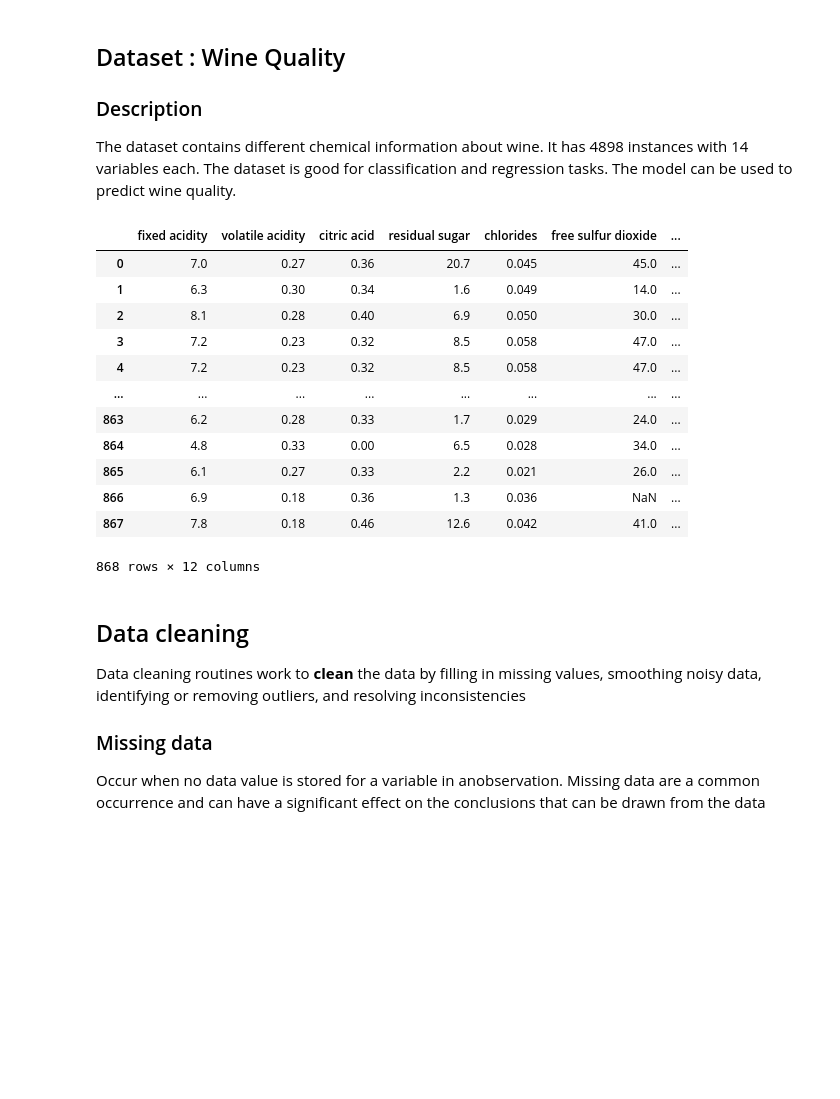
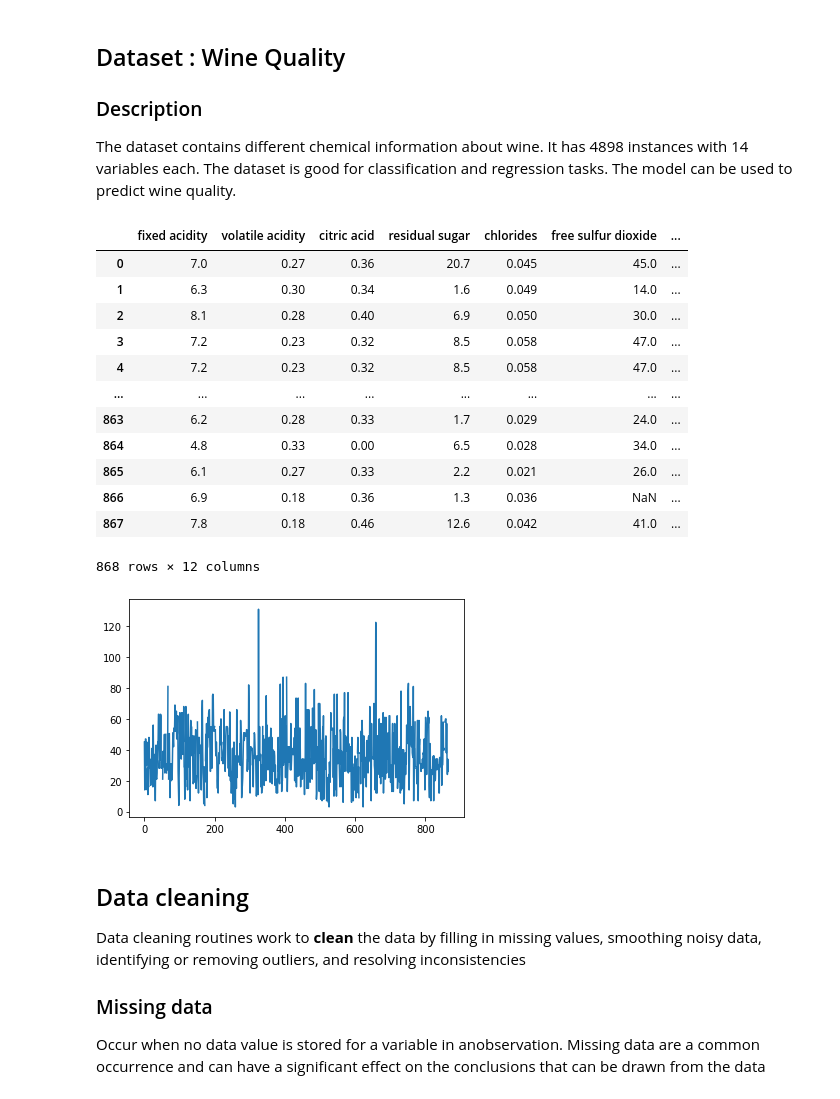
Before and after one commit to Jonas56/data-preprocessing, a Jupyter notebook: atelier-data-preprocessing.ipynb, the cells around one changed output. Drawn from its saved outputs; the diff is of its cells as text; code cells hidden in the pictures; blank space fills up the shorter version.

```diff
--- a/atelier-data-preprocessing.ipynb
+++ b/atelier-data-preprocessing.ipynb
@@ -12,25 +12,26 @@ import matplotlib.pyplot as plt
 import numpy as np
 import pandas as pd
 # %%
-# présentation de la dataset
-wine_white = pd.read_csv("./data/winequality-white.csv",sep=";")
-# x = wine_white["free sulfur dioxide"]
-# plt.plot(x)
-wine_white
+# Dataset presentation
+white_wine = pd.read_csv("./data/winequality-white.csv",sep=";")
+x = white_wine["free sulfur dioxide"]
+plt.plot(x)
+white_wine
 # %% [output]
 |  | fixed acidity | volatile acidity | citric acid | residual sugar | chlorides | free sulfur dioxide | ... |
 | 0 | 7.0 | 0.27 | 0.36 | 20.7 | 0.045 | 45.0 | ... |
 | 1 | 6.3 | 0.30 | 0.34 | 1.6 | 0.049 | 14.0 | ... |
 | 2 | 8.1 | 0.28 | 0.40 | 6.9 | 0.050 | 30.0 | ... |
 | 3 | 7.2 | 0.23 | 0.32 | 8.5 | 0.058 | 47.0 | ... |
 | 4 | 7.2 | 0.23 | 0.32 | 8.5 | 0.058 | 47.0 | ... |
 | ... | ... | ... | ... | ... | ... | ... | ... |
 | 863 | 6.2 | 0.28 | 0.33 | 1.7 | 0.029 | 24.0 | ... |
 | 864 | 4.8 | 0.33 | 0.00 | 6.5 | 0.028 | 34.0 | ... |
 | 865 | 6.1 | 0.27 | 0.33 | 2.2 | 0.021 | 26.0 | ... |
 | 866 | 6.9 | 0.18 | 0.36 | 1.3 | 0.036 | NaN | ... |
 | 867 | 7.8 | 0.18 | 0.46 | 12.6 | 0.042 | 41.0 | ... |
 868 rows × 12 columns
+[figure, added]
 # %% [markdown]
 ## Data cleaning
 
```
Also changed, not shown: parts of 6 cells of this notebook.
